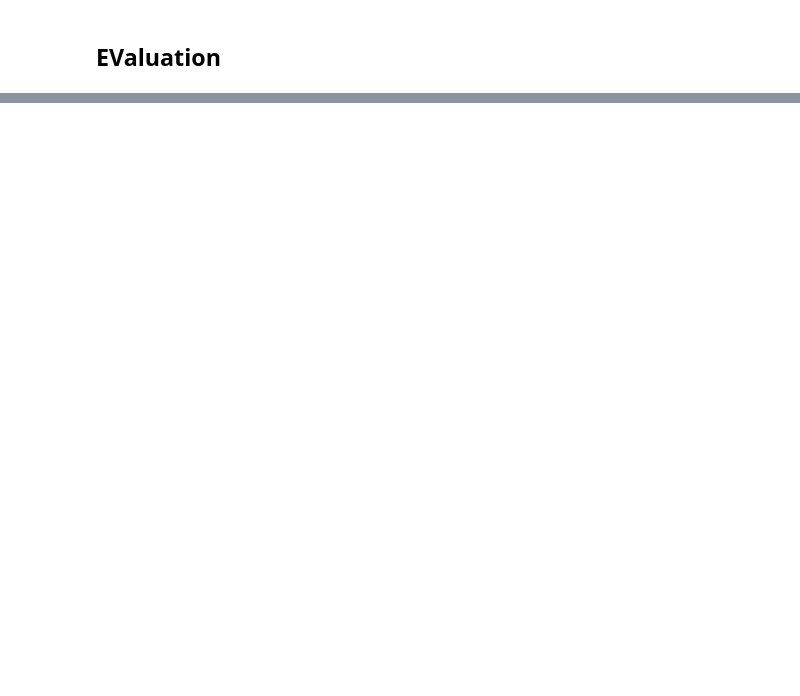
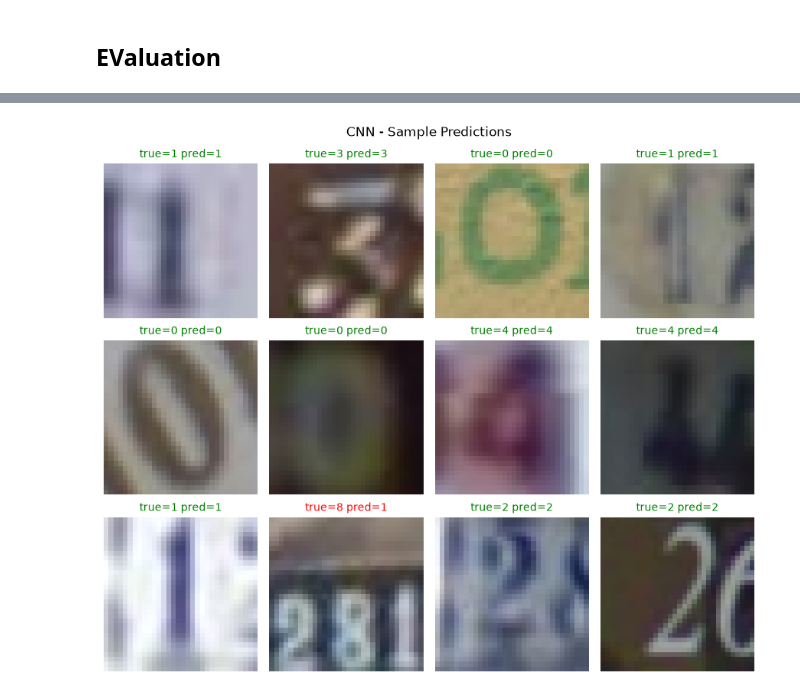
Before and after one commit to omkar-shetty/SVHN_image_recognition, a Jupyter notebook: CNN_SVHN.ipynb, the cells around one changed output, grey strips where cells are left out. Cells and saved outputs as stored; diff of their text form; code cells hidden in the pictures; blank space fills up the shorter version.

```diff
--- a/CNN_SVHN.ipynb
+++ b/CNN_SVHN.ipynb
@@ -174,0 +187,6 @@ plt.show()
+# %%
+fig = sample_prediction_grid(x_test, y_test, y_pred, title="CNN - Sample Predictions")
+fig.savefig("images/cnn_sample_predictions.png", dpi=150, bbox_inches="tight")
+plt.show()
+# %% [output]
+[figure, added]
```
Also changed, not shown: parts of 8 cells of this notebook, 1 other file.
